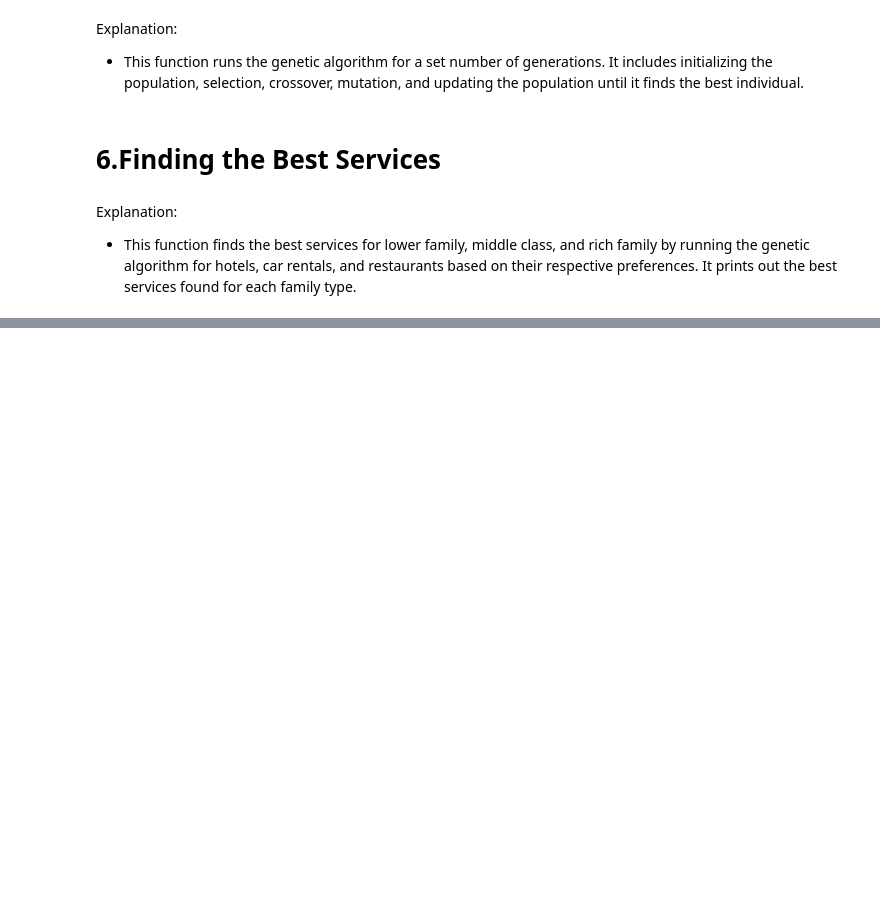
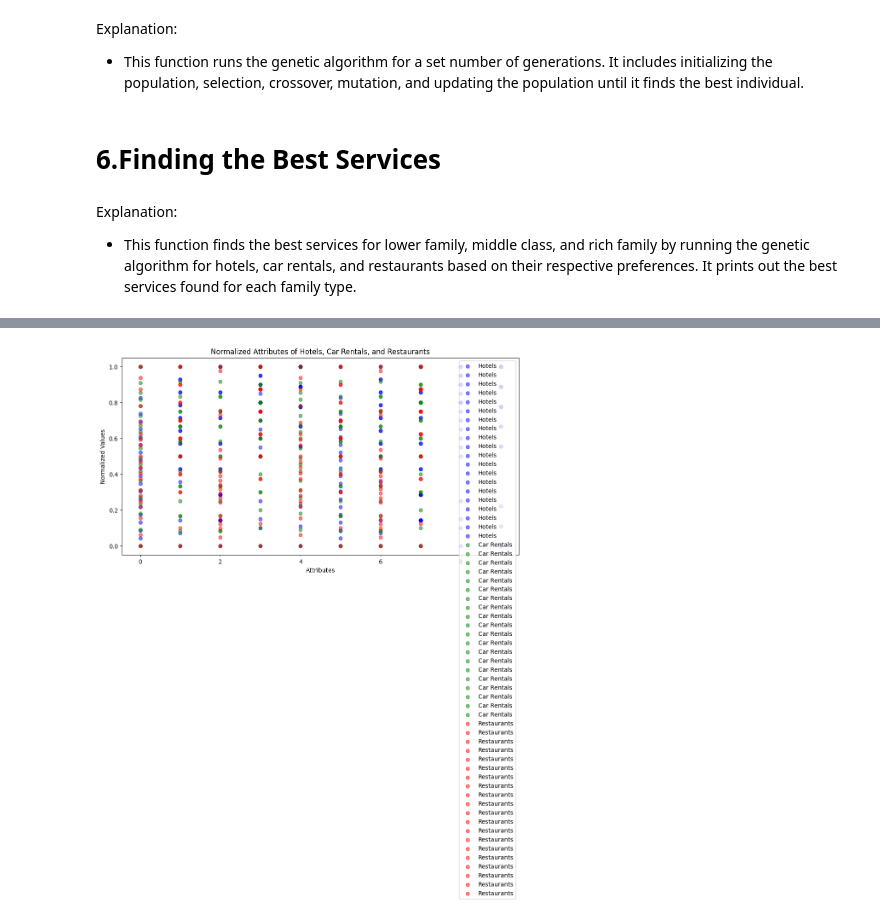
Before and after one commit to Ankit52790/Cloud-Service-Composition, a Jupyter notebook: Cloud_Service_Composition.ipynb, the cells around one changed output, grey strips where cells are left out. Drawn from its saved outputs; the diff is of its cells as text; code cells hidden in the pictures; blank space fills up the shorter version.

```diff
--- a/Cloud_Service_Composition.ipynb
+++ b/Cloud_Service_Composition.ipynb
@@ -335,0 +477,27 @@ Rich Family Best Services: {'Best Hotel': {'id': 'H20', 'price': 109.43818301250
+# %%
+def plot_normalized_data(hotel_data, car_data, restaurant_data):
+    def plot_category(data, category_name, color):
+        for item in data:
+            plt.scatter(range(len(item)), list(item.values()), label=category_name, color=color, alpha=0.5)
+
+    plt.figure(figsize=(12, 6))
+
+    plot_category(hotel_data, 'Hotels', 'blue')
+    plot_category(car_data, 'Car Rentals', 'green')
+    plot_category(restaurant_data, 'Restaurants', 'red')
+
+    plt.title('Normalized Attributes of Hotels, Car Rentals, and Restaurants')
+    plt.xlabel('Attributes')
+    plt.ylabel('Normalized Values')
+    plt.legend(loc='upper right')
+    plt.show()
+# %%
+# Extract and normalize the attributes for visualization
+hotel_data = normalize_attributes(hotels)
+car_data = normalize_attributes(car_rentals)
+restaurant_data = normalize_attributes(restaurants)
+# %%
+# Plot the data
+plot_normalized_data(hotel_data, car_data, restaurant_data)
+# %% [output]
+[figure, added]
```
Also changed, not shown: parts of 24 cells of this notebook.
